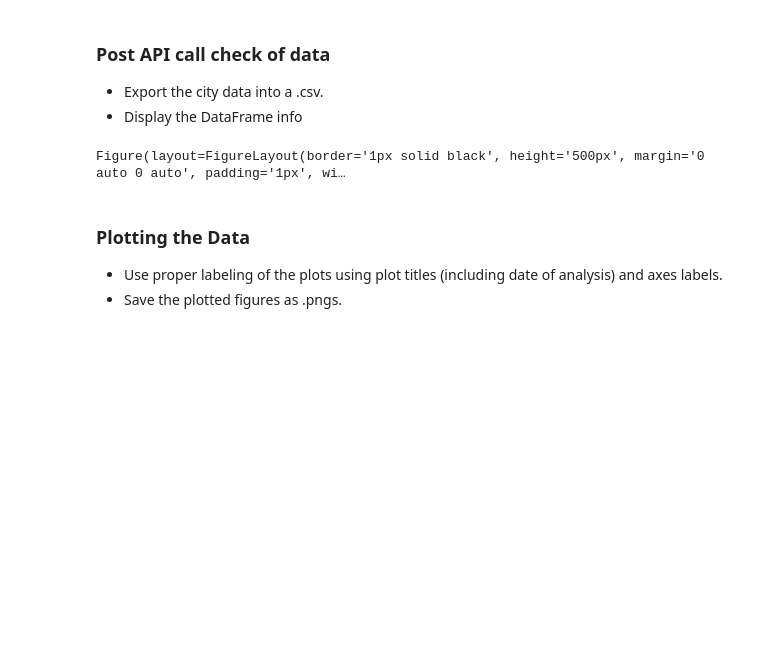
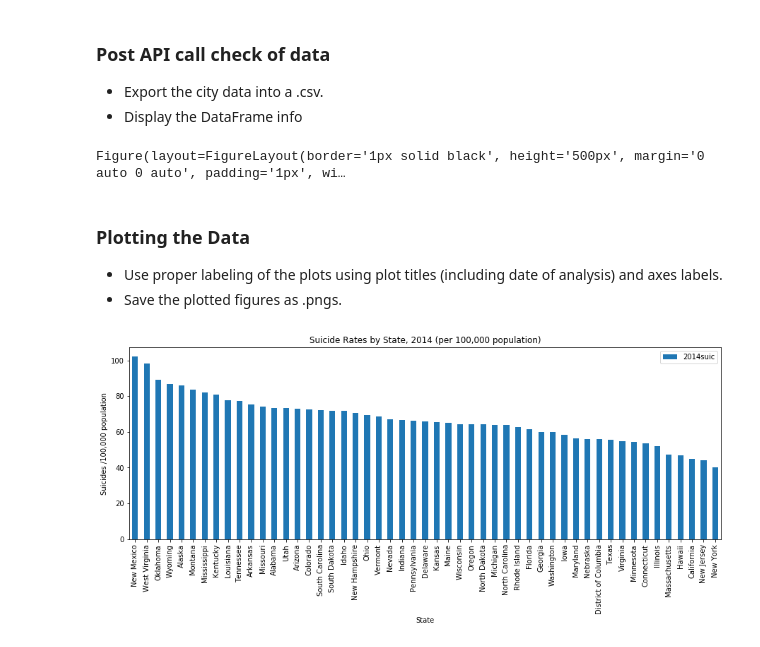
Before and after one commit to aeclaman/Project1, a Jupyter notebook: notebooks/amy.ipynb, the cells around one changed output. Drawn from its saved outputs; the diff is of its cells as text; code cells hidden in the pictures; blank space fills up the shorter version.

Commit message:
added Data Analysis doc

```diff
--- a/notebooks/amy.ipynb
+++ b/notebooks/amy.ipynb
@@ -713,3 +709,21 @@ for city in cities:
 ### Plotting the Data
 * Use proper labeling of the plots using plot titles (including date of analysis) and axes labels.
 * Save the plotted figures as .pngs.
+# %%
+output_us_2017_rates_bar = "../Images/us_suic_rt_2014.png"
+
+df = pd.read_csv('../data/cleandata/SuicByState10yr.csv')
+df.groupby('stateName').mean()
+state_data = df[['stateName','2014suic']].set_index('stateName')
+state_data.sort_values(by=['2014suic'], inplace=True, ascending=False)
+state_data.plot(kind='bar', figsize=(15,5))
+
+
+plt.ylabel("Suicides /100,000 population")
+plt.xlabel("State")
+plt.title("Suicide Rates by State, 2014 (per 100,000 population)")
+
+plt.savefig(output_us_2017_rates_bar)
+plt.show()
+# %% [output]
+[figure, added]
```
Also changed, not shown: parts of 1 cell of this notebook, 5 other files.
